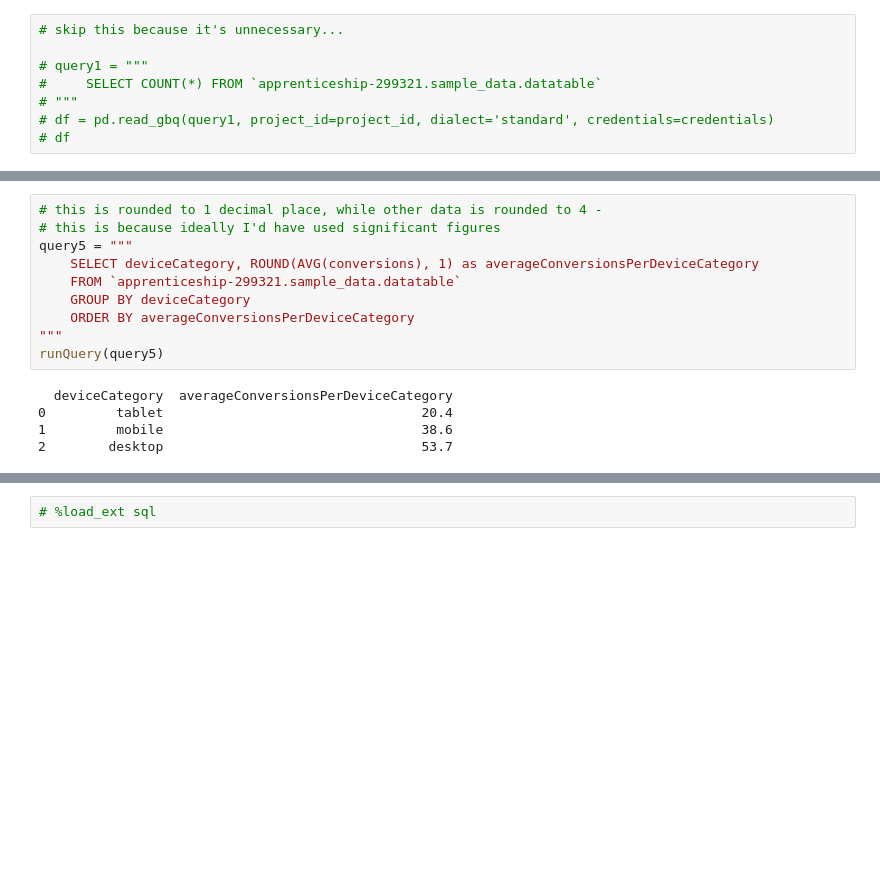
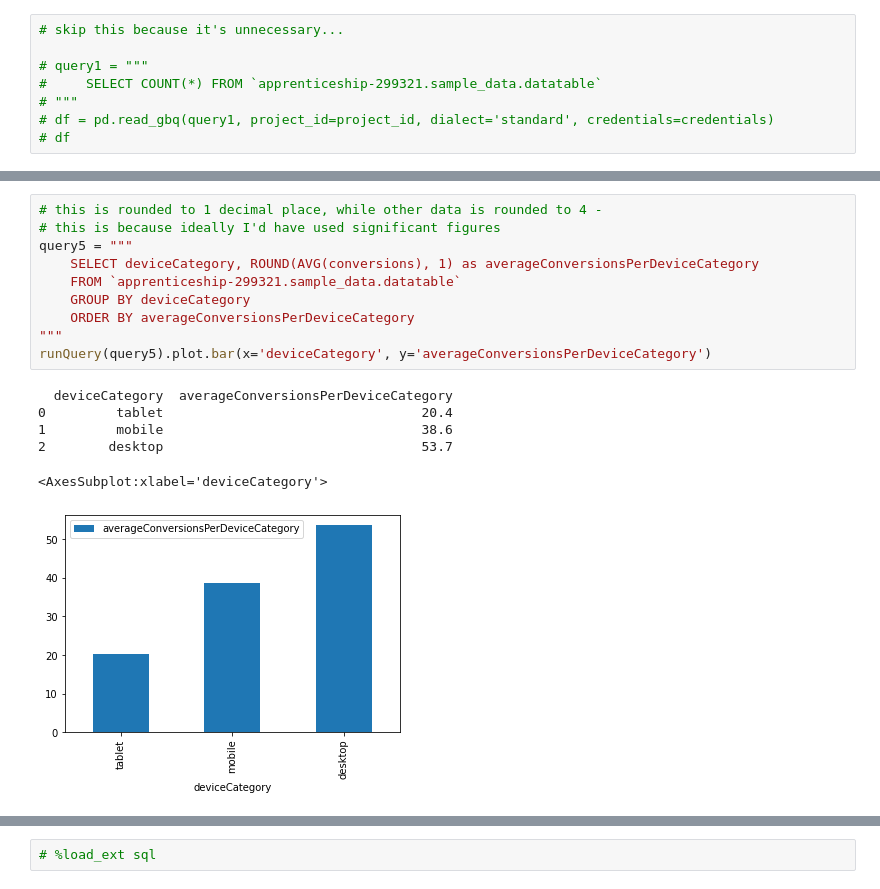
Before and after one commit to Coletterbox/More-BigQuery-with-Python, a Jupyter notebook: queriesWithGraphs1.ipynb, the cells around one changed output, grey strips where cells are left out. Saved outputs shown, nothing was run; the diff lists cells and outputs as text; blank space fills up the shorter version.

```diff
--- a/queriesWithGraphs1.ipynb
+++ b/queriesWithGraphs1.ipynb
@@ -171,18 +163,20 @@ runQuery(query4)
 # %%
 # this is rounded to 1 decimal place, while other data is rounded to 4 -
 # this is because ideally I'd have used significant figures
 query5 = """
     SELECT deviceCategory, ROUND(AVG(conversions), 1) as averageConversionsPerDeviceCategory
     FROM `apprenticeship-299321.sample_data.datatable`
     GROUP BY deviceCategory
     ORDER BY averageConversionsPerDeviceCategory
 """
-runQuery(query5)
+runQuery(query5).plot.bar(x='deviceCategory', y='averageConversionsPerDeviceCategory')
 # %% [output]
   deviceCategory  averageConversionsPerDeviceCategory
 0         tablet                                 20.4
 1         mobile                                 38.6
 2        desktop                                 53.7
+<AxesSubplot:xlabel='deviceCategory'>
+[figure, added]
 # %%
 query6 = """
     SELECT deviceCategory, ROUND((AVG(conversions))/(AVG(sessions)), 4) as conversionRatePerDeviceCategory
```
Also changed, not shown: parts of 9 cells of this notebook.
